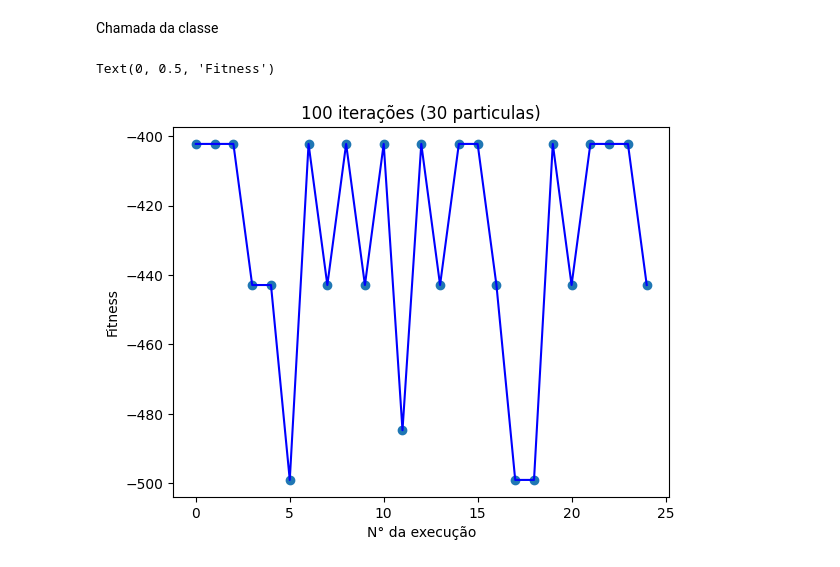
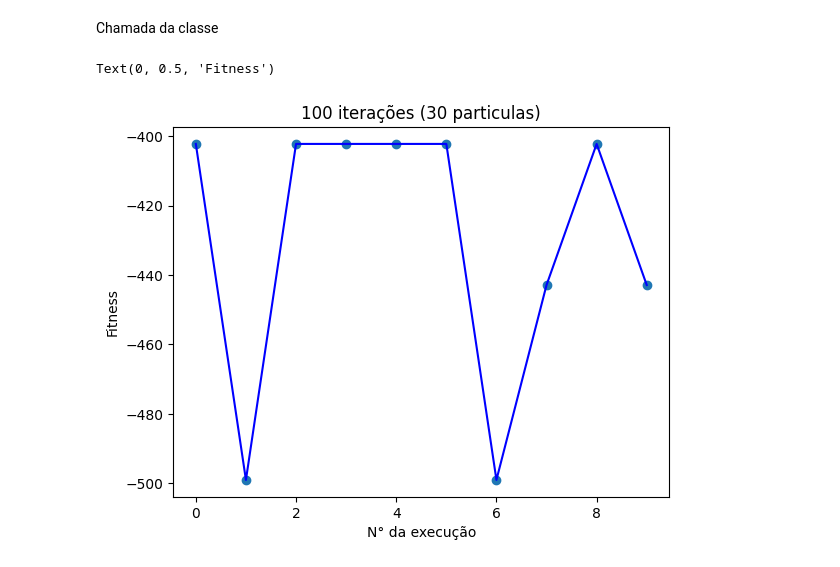
Before and after one commit to raphaelramosds/pso-improved, a Jupyter notebook: discussions.ipynb, the cells around one changed output. Drawn from its saved outputs; the diff is of its cells as text; code cells hidden in the pictures.

```diff
--- a/discussions.ipynb
+++ b/discussions.ipynb
@@ -147,37 +147,37 @@ def costf(position):
 
 # Montar o CSV das simulações
 def build_csv(iterations, particles):
-    with open('./data.csv','a') as file:
+    with open('./data.csv','w') as file:
         file.write("particles,iterations,x,y,fitness\n")
-        for n in range(25):
+        for n in range(10):
             p = PSO(particles,iterations,((-500,500),(-500,500)),costf)
             file.write(f"{particles},{iterations},{p.solution[0]},{p.solution[1]},{p.minimum}\n")
         file.close()
 
 # Parâmetros
 n = 100
 particles = 30
 
 # Montar o CSV
 build_csv(n,particles)
 
 # Graficar resultados
 data = pd.read_csv("data.csv")
 
 df_constpart = data.query("particles == 30")
 df_constpart.reset_index(inplace=True)
 
 df = df_constpart.query(f"iterations == {n}")
 executions = [index for index, element in enumerate(df['fitness'])]
 fitness = df['fitness']
 
 fig, ax = plt.subplots()
 ax.scatter(executions,fitness)
 
 plt.title(f"{n} iterações (30 particulas)")
 plt.plot(executions, fitness, 'b')
 plt.xlabel("N° da execução")
 plt.ylabel("Fitness")
 # %% [output]
 Text(0, 0.5, 'Fitness')
-[figure, old version]
+[figure, new version]
```
Also changed, not shown: 1 other file.
